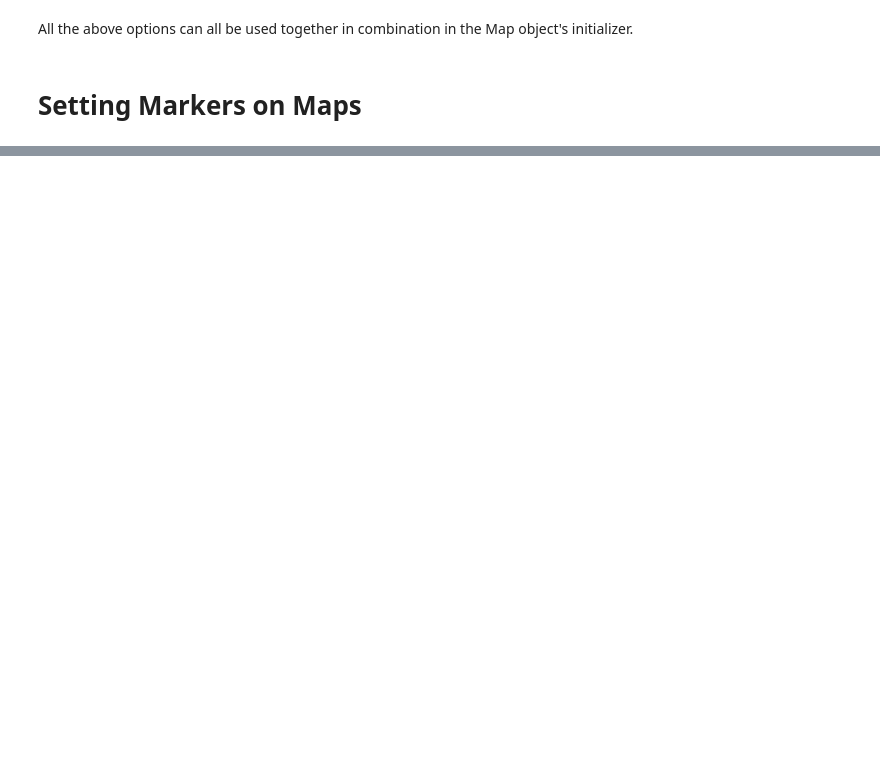
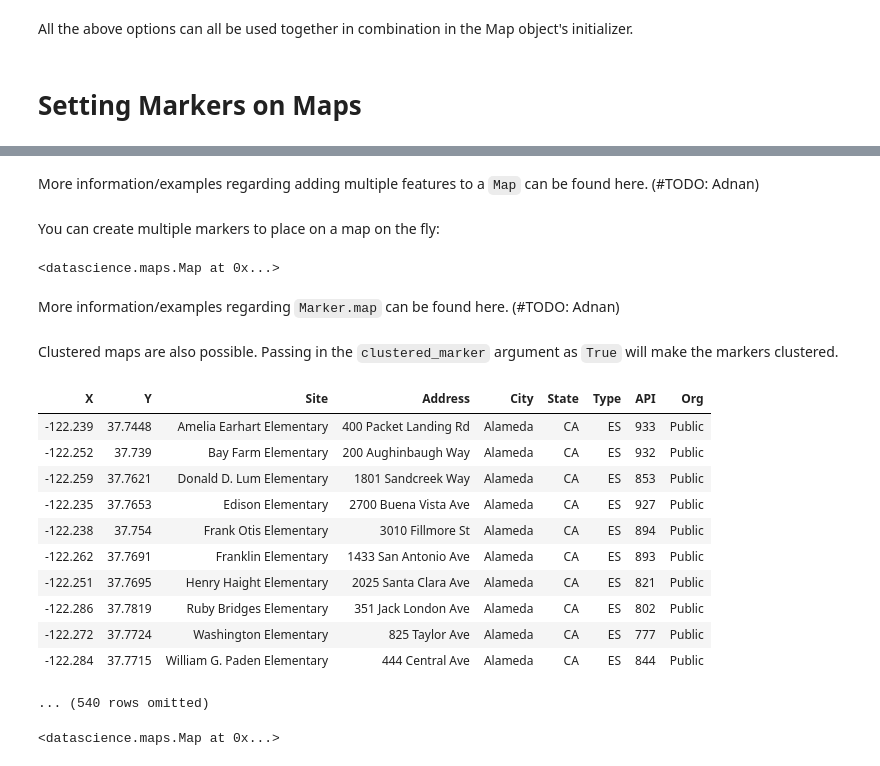
Before and after one commit to data-8/datascience, a Jupyter notebook: docs/Maps_Tutorial.ipynb, the cells around one changed output, grey strips where cells are left out. Cells and saved outputs as stored; diff of their text form; code cells hidden in the pictures; blank space fills up the shorter version.

Commit message:
almost completed section 2, blocked on Marker.map_table for better examples

```diff
--- a/docs/Maps_Tutorial.ipynb
+++ b/docs/Maps_Tutorial.ipynb
@@ -32,0 +63,39 @@ object's initializer.
+# %% [markdown]
+More information/examples regarding adding multiple features to a `Map` can be found here. (#TODO: Adnan)
+# %% [markdown]
+You can create multiple markers to place on a map on the fly:
+# %%
+points = [
+    (51.5135015, -0.1358392),
+    (51.5137, -0.1358392),
+    (51.5132, -0.138),
+    (51.5143, -0.135),
+]
+lats, lons = zip(*points)
+Marker.map(lats, lons, ['A', 'B', 'C', 'D'], color='red')
+# %% [output]
+<datascience.maps.Map at 0x...>
+# %% [markdown]
+More information/examples regarding `Marker.map` can be found here. (#TODO: Adnan)
+# %% [markdown]
+Clustered maps are also possible. Passing in the `clustered_marker` argument as `True` will make the markers clustered.
+# %%
+# Read in the Alameda County Schools data
+alameda_county_schools = Table.read_table('./alco_schools.csv')
+alameda_county_schools.show(10)
+Marker.map(alameda_county_schools['Y'],alameda_county_schools['X'], alameda_county_schools['Site'],
+           clustered_marker = True)
+# %% [output]
+| X | Y | Site | Address | City | State | Type | API | Org |
+| -122.239 | 37.7448 | Amelia Earhart Elementary | 400 Packet Landing Rd | Alameda | CA | ES | 933 | Public |
+| -122.252 | 37.739 | Bay Farm Elementary | 200 Aughinbaugh Way | Alameda | CA | ES | 932 | Public |
+| -122.259 | 37.7621 | Donald D. Lum Elementary | 1801 Sandcreek Way | Alameda | CA | ES | 853 | Public |
+| -122.235 | 37.7653 | Edison Elementary | 2700 Buena Vista Ave | Alameda | CA | ES | 927 | Public |
+| -122.238 | 37.754 | Frank Otis Elementary | 3010 Fillmore St | Alameda | CA | ES | 894 | Public |
+| -122.262 | 37.7691 | Franklin Elementary | 1433 San Antonio Ave | Alameda | CA | ES | 893 | Public |
+| -122.251 | 37.7695 | Henry Haight Elementary | 2025 Santa Clara Ave | Alameda | CA | ES | 821 | Public |
+| -122.286 | 37.7819 | Ruby Bridges Elementary | 351 Jack London Ave | Alameda | CA | ES | 802 | Public |
+| -122.272 | 37.7724 | Washington Elementary | 825 Taylor Ave | Alameda | CA | ES | 777 | Public |
+| -122.284 | 37.7715 | William G. Paden Elementary | 444 Central Ave | Alameda | CA | ES | 844 | Public |
+... (540 rows omitted)
+<datascience.maps.Map at 0x...>
```
Also changed, not shown: parts of 19 cells of this notebook, 2 other files.
